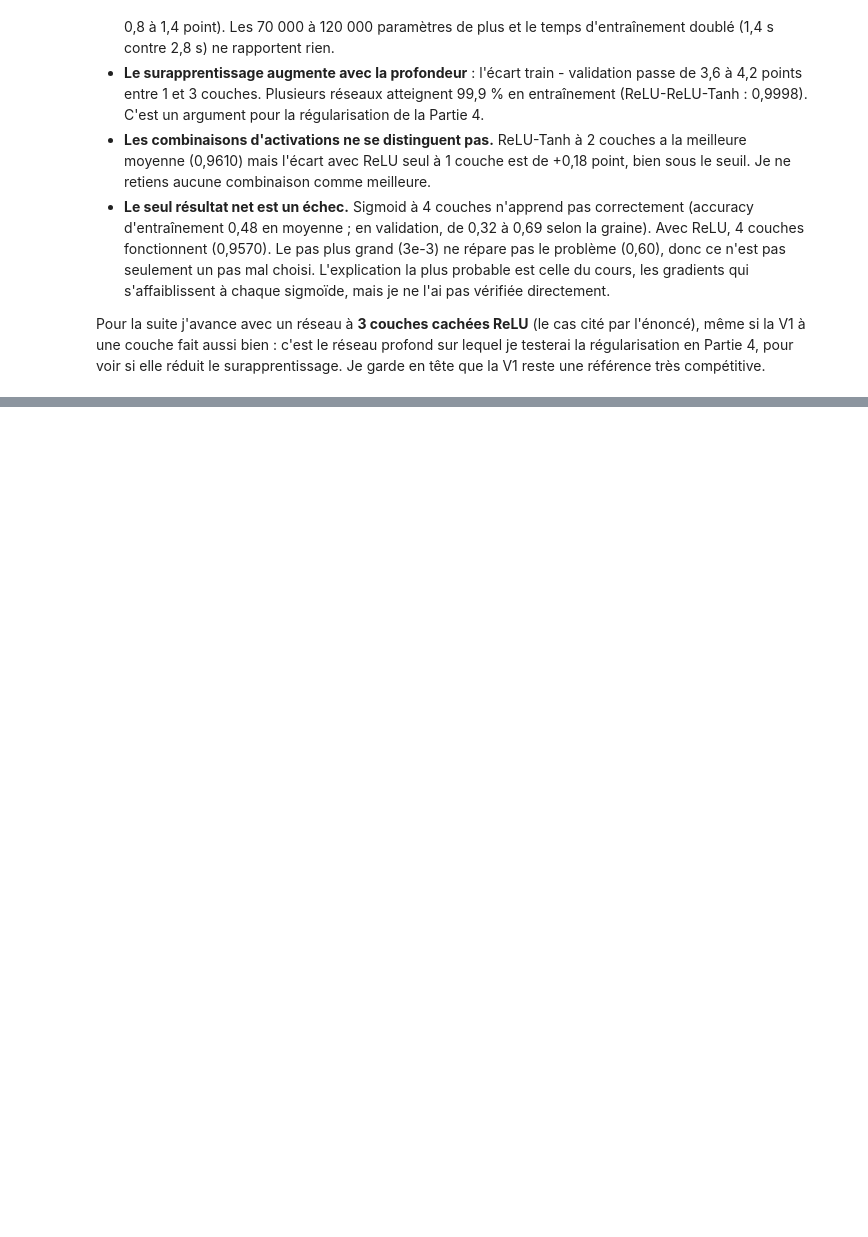
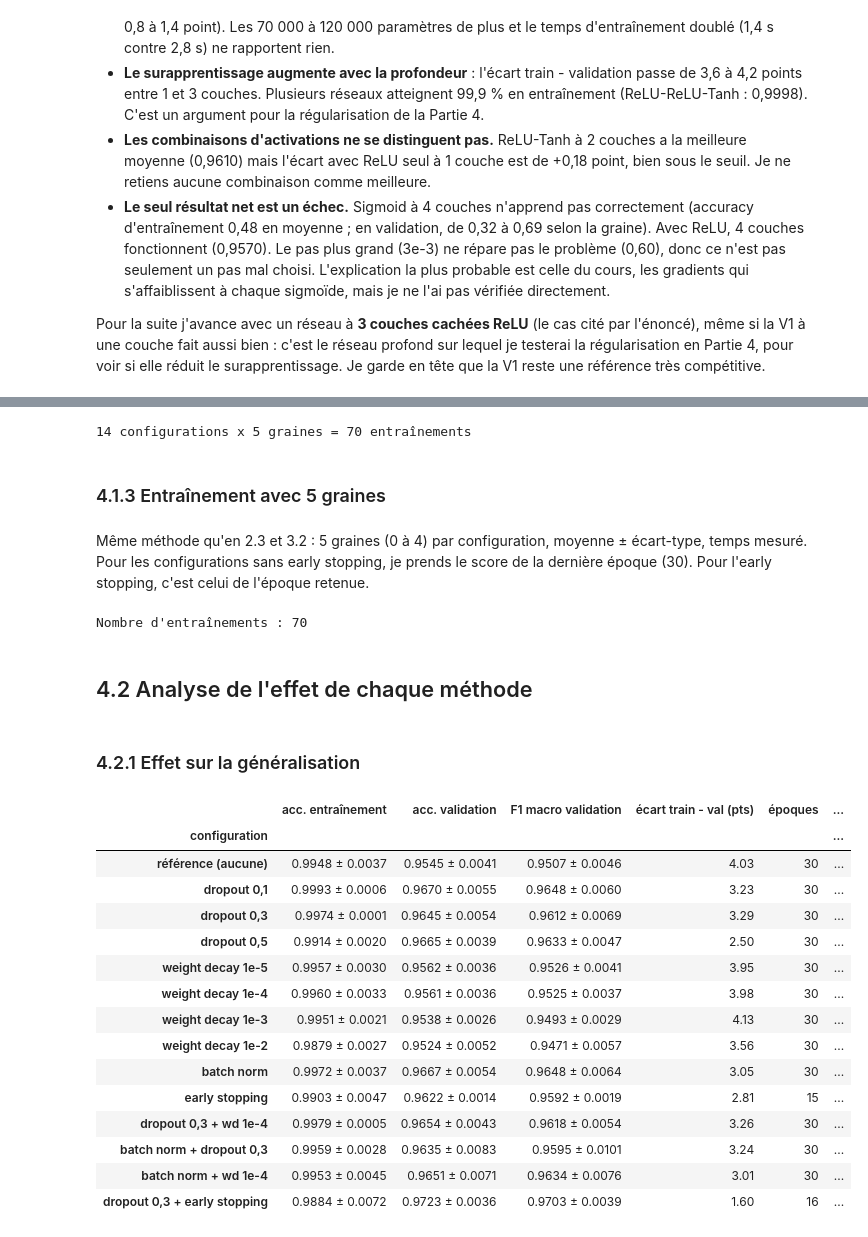
Before and after one commit to MarteOued/-tude-progressive-des-r-seaux-de-neurones-sur-le-jeu-de-donn-es-HAR, a Jupyter notebook: 2_reseau_profond.ipynb, the cells around one changed output, grey strips where cells are left out. Cells and saved outputs as stored; diff of their text form; code cells hidden in the pictures; blank space fills up the shorter version.

```diff
--- a/2_reseau_profond.ipynb
+++ b/2_reseau_profond.ipynb
@@ -356,0 +429,72 @@ Pour la suite j'avance avec un réseau à **3 couches cachées ReLU** (le cas ci
+# %%
+CONFIGS_REG = {
+    "référence (aucune)": dict(),
+    "dropout 0,1": dict(dropout=0.1), "dropout 0,3": dict(dropout=0.3), "dropout 0,5": dict(dropout=0.5),
+    "weight decay 1e-5": dict(wd=1e-5), "weight decay 1e-4": dict(wd=1e-4),
+    "weight decay 1e-3": dict(wd=1e-3), "weight decay 1e-2": dict(wd=1e-2),
+    "batch norm": dict(bn=True),
+    "early stopping": dict(early=True),
+    "dropout 0,3 + wd 1e-4": dict(dropout=0.3, wd=1e-4),
+    "batch norm + dropout 0,3": dict(bn=True, dropout=0.3),
+    "batch norm + wd 1e-4": dict(bn=True, wd=1e-4),
+    "dropout 0,3 + early stopping": dict(dropout=0.3, early=True),
+}
+print(len(CONFIGS_REG), "configurations x", len(SEEDS), "graines =", len(CONFIGS_REG) * len(SEEDS), "entraînements")
+# %% [output]
+14 configurations x 5 graines = 70 entraînements
+# %% [markdown]
+### 4.1.3 Entraînement avec 5 graines
+# %% [markdown]
+Même méthode qu'en 2.3 et 3.2 : 5 graines (0 à 4) par configuration, moyenne ± écart-type, temps mesuré. Pour les configurations sans early stopping, je prends le score de la dernière époque (30). Pour l'early stopping, c'est celui de l'époque retenue.
+# %%
+lignes, hist_reg = [], {}
+for nom, params in CONFIGS_REG.items():
+    for graine in SEEDS:
+        t0 = time.time()
+        _, h = fit_reg(seed=graine, **params)
+        duree = time.time() - t0
+        i = h["ep_retenue"]
+        hist_reg[(nom, graine)] = h
+        lignes.append({"config": nom, "graine": graine, "epoque": i + 1,
+                       "acc_train": h["train_acc"][i], "acc_val": h["val_acc"][i], "f1_val": h["val_f1"][i],
+                       "perte_train": h["train_loss"][i], "perte_val": h["val_loss"][i],
+                       # stabilité : fluctuation de l'accuracy de validation d'une époque à l'autre (10 dernières)
+                       "fluct_val": float(np.std(h["val_acc"][max(0, i - 9):i + 1])),
+                       "temps_s": duree})
+reg_df = pd.DataFrame(lignes)
+print("Nombre d'entraînements :", len(reg_df))
+# %% [output]
+Nombre d'entraînements : 70
+# %% [markdown]
+## 4.2 Analyse de l'effet de chaque méthode
+# %% [markdown]
+### 4.2.1 Effet sur la généralisation
+# %%
+resume = []
+for nom, d in reg_df.groupby("config", sort=False):
+    resume.append({"configuration": nom,
+                   "acc. entraînement": moy_std(d["acc_train"]),
+                   "acc. validation": moy_std(d["acc_val"]),
+                   "F1 macro validation": moy_std(d["f1_val"]),
+                   "écart train - val (pts)": f"{(d['acc_train'] - d['acc_val']).mean() * 100:.2f}",
+                   "époques": f"{d['epoque'].mean():.0f}",
+                   "temps (s)": f"{d['temps_s'].mean():.1f}"})
+tab_reg = pd.DataFrame(resume).set_index("configuration")
+tab_reg
+# %% [output]
+|  | acc. entraînement | acc. validation | F1 macro validation | écart train - val (pts) | époques | ... |
+| configuration |  |  |  |  |  | ... |
+| référence (aucune) | 0.9948 ± 0.0037 | 0.9545 ± 0.0041 | 0.9507 ± 0.0046 | 4.03 | 30 | ... |
+| dropout 0,1 | 0.9993 ± 0.0006 | 0.9670 ± 0.0055 | 0.9648 ± 0.0060 | 3.23 | 30 | ... |
+| dropout 0,3 | 0.9974 ± 0.0001 | 0.9645 ± 0.0054 | 0.9612 ± 0.0069 | 3.29 | 30 | ... |
+| dropout 0,5 | 0.9914 ± 0.0020 | 0.9665 ± 0.0039 | 0.9633 ± 0.0047 | 2.50 | 30 | ... |
+| weight decay 1e-5 | 0.9957 ± 0.0030 | 0.9562 ± 0.0036 | 0.9526 ± 0.0041 | 3.95 | 30 | ... |
+| weight decay 1e-4 | 0.9960 ± 0.0033 | 0.9561 ± 0.0036 | 0.9525 ± 0.0037 | 3.98 | 30 | ... |
+| weight decay 1e-3 | 0.9951 ± 0.0021 | 0.9538 ± 0.0026 | 0.9493 ± 0.0029 | 4.13 | 30 | ... |
+| weight decay 1e-2 | 0.9879 ± 0.0027 | 0.9524 ± 0.0052 | 0.9471 ± 0.0057 | 3.56 | 30 | ... |
+| batch norm | 0.9972 ± 0.0037 | 0.9667 ± 0.0054 | 0.9648 ± 0.0064 | 3.05 | 30 | ... |
+| early stopping | 0.9903 ± 0.0047 | 0.9622 ± 0.0014 | 0.9592 ± 0.0019 | 2.81 | 15 | ... |
+| dropout 0,3 + wd 1e-4 | 0.9979 ± 0.0005 | 0.9654 ± 0.0043 | 0.9618 ± 0.0054 | 3.26 | 30 | ... |
+| batch norm + dropout 0,3 | 0.9959 ± 0.0028 | 0.9635 ± 0.0083 | 0.9595 ± 0.0101 | 3.24 | 30 | ... |
+| batch norm + wd 1e-4 | 0.9953 ± 0.0045 | 0.9651 ± 0.0071 | 0.9634 ± 0.0076 | 3.01 | 30 | ... |
+| dropout 0,3 + early stopping | 0.9884 ± 0.0072 | 0.9723 ± 0.0036 | 0.9703 ± 0.0039 | 1.60 | 16 | ... |
```
Also changed, not shown: parts of 22 cells of this notebook, 1 other file.
